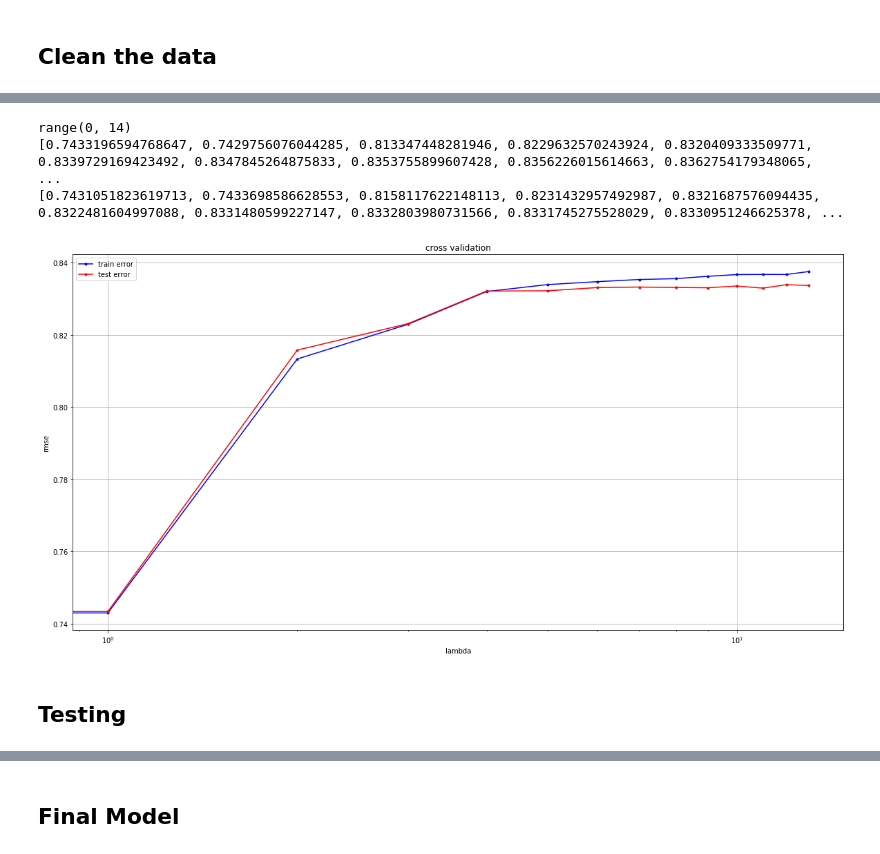
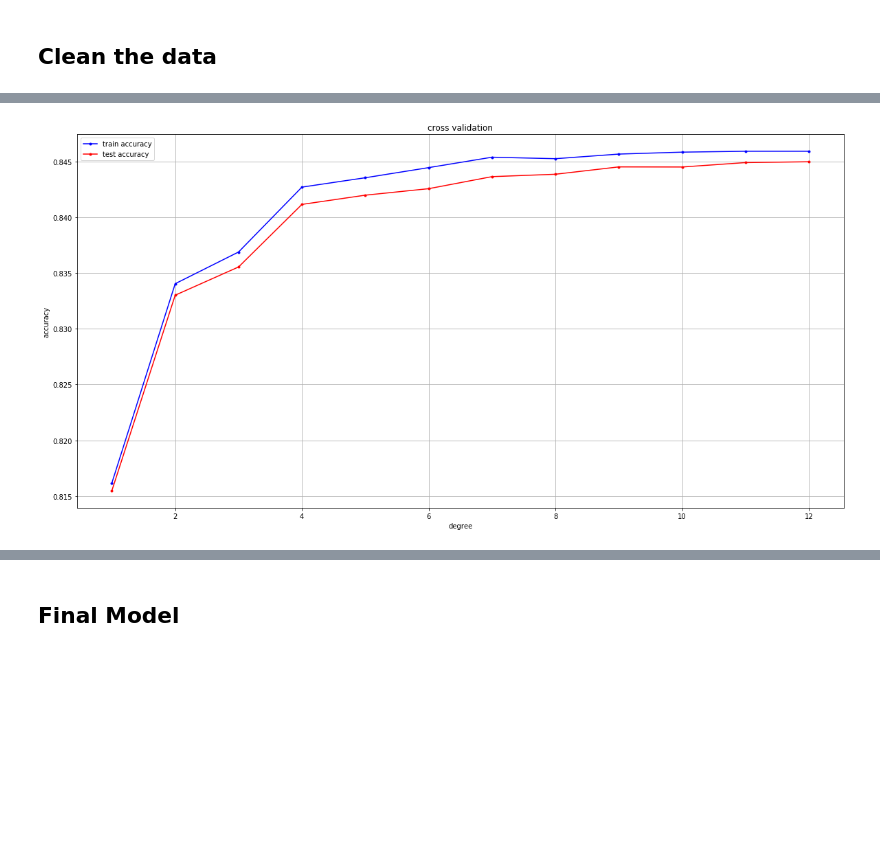
Before and after one commit to X4l1b1/ML_Project1, a Jupyter notebook: scripts/project1.ipynb, the cells around one changed output, grey strips where cells are left out. Saved outputs shown, nothing was run; the diff lists cells and outputs as text; code cells hidden in the pictures; blank space fills up the shorter version.

```diff
--- a/scripts/project1.ipynb
+++ b/scripts/project1.ipynb
@@ -250,2 +102,4 @@ def splitTestTrainValid(y, clean_tX, ids):
+# %%
+yC, tXC, idsC = prepareData(y, tX, ids)
 # %% [markdown]
 ## Parameter Exploration (K-fold Cross validation)
@@ -376,12 +108,29 @@ accuracy_tr= 0.8375810506814872, accuracy_te = 0.8337303477846594
-# %%
-cross_validation_visualization_log(degrees, accuracies_tr, accuracies_te)
-print(degrees)
-print(accuracies_tr)
-print(accuracies_te)
-# %% [output]
-range(0, 14)
-[0.7433196594768647, 0.7429756076044285, 0.813347448281946, 0.8229632570243924, 0.8320409333509771, 0.8339729169423492, 0.8347845264875833, 0.8353755899607428, 0.8356226015614663, 0.8362754179348065,  ...
-[0.7431051823619713, 0.7433698586628553, 0.8158117622148113, 0.8231432957492987, 0.8321687576094435, 0.8322481604997088, 0.8331480599227147, 0.8332803980731566, 0.8331745275528029, 0.8330951246625378, ...
-[figure, removed]
-# %% [markdown]
-## Testing
+# %%
+from mpl_toolkits.mplot3d import Axes3D  # noqa: F401 unused import
+import matplotlib.pyplot as plt
+from matplotlib import cm
+from matplotlib.ticker import LinearLocator, FormatStrFormatter
+import numpy as np
+from plot import *
+
+# Parameters
+seed = 1
+degree = 10
+lambda_ = 1e-6
+degrees = range(1, 13)
+lambdas = np.logspace(-12, -1, 12)
+k_fold = 4
+
+# define lists to store the accuracy of training data and test data
+accuracies_tr = []
+accuracies_te = []
+
+# Test for each degree
+for degree in degrees:
+    accuracy_tr, accuracy_te = cross_validate(yC[0], tXC[0], k_fold, lambda_, degree, seed)
+    accuracies_tr.append(accuracy_tr)
+    accuracies_te.append(accuracy_te)
+
+cross_validation_visualization(degrees, accuracies_tr, accuracies_te)
+# %% [output]
+[figure, added]
```
Also changed, not shown: parts of 29 cells of this notebook, 22 other files.
